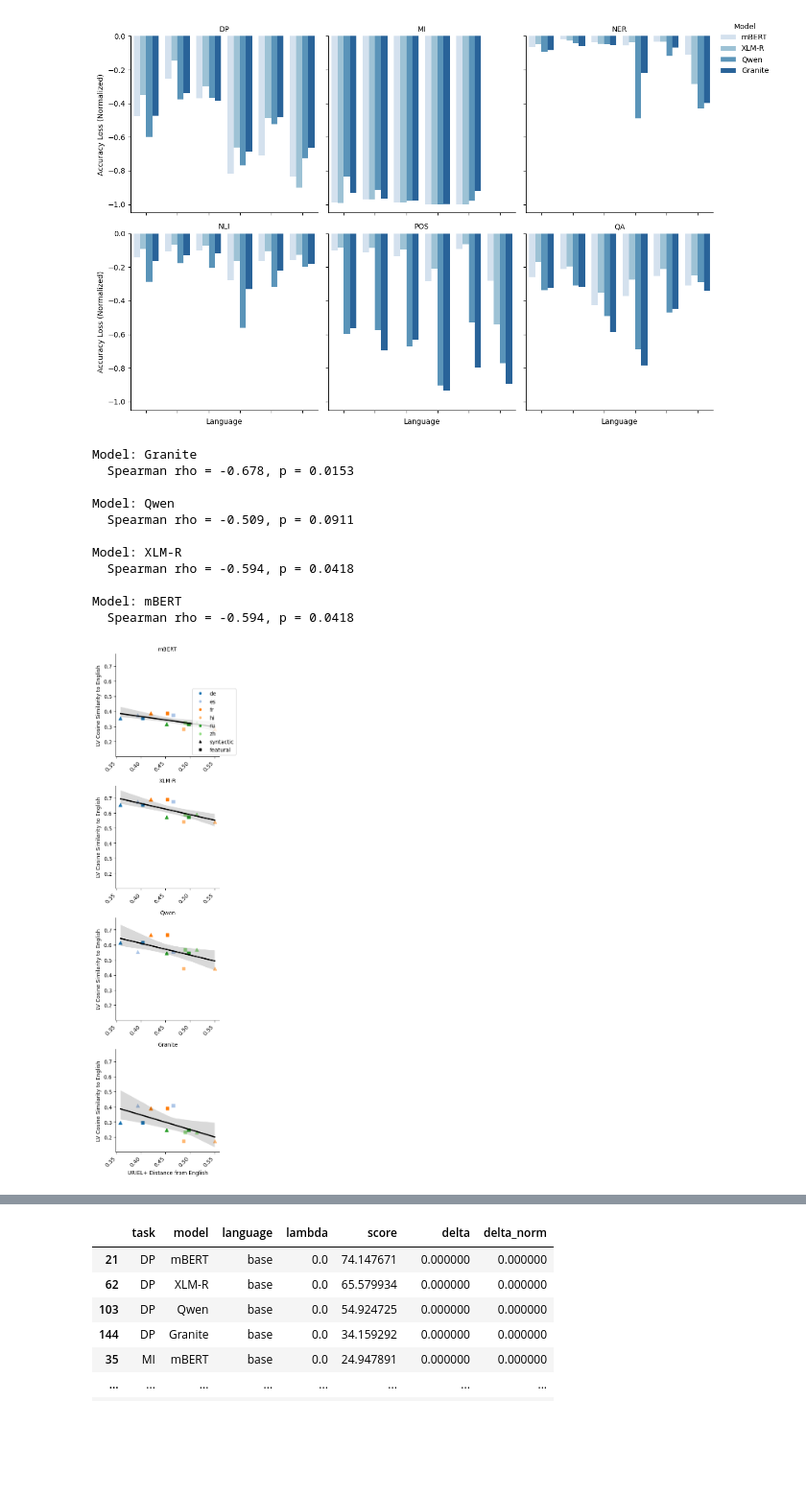
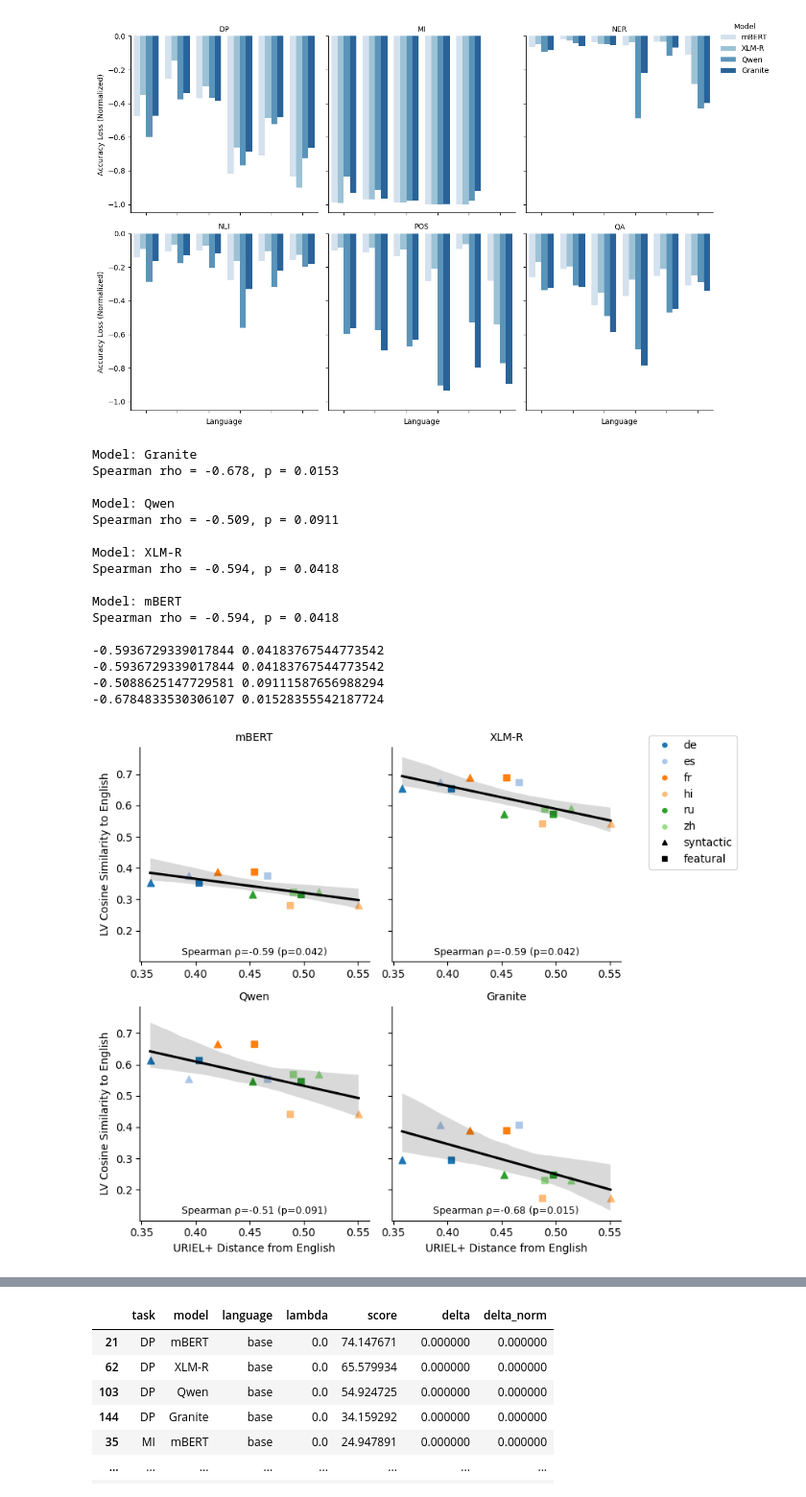
Before and after one commit to erafkin/xling_task_transfer, a Jupyter notebook: notebooks/figure_generation.ipynb, the cells around one changed output, grey strips where cells are left out. Shown at 96% size. Cells and saved outputs as stored; diff of their text form; code cells hidden in the pictures; blank space fills up the shorter version.

Commit message:
new figures

```diff
--- a/notebooks/figure_generation.ipynb
+++ b/notebooks/figure_generation.ipynb
@@ -477,7 +478,7 @@ for model_name, subdf in df2.groupby("model"):
     rho, p = spearmanr(subdf["uriel"], subdf["en_cossim"])#, nan_policy="omit")
     correlations[model_name] = (rho, p)
     print(f"Model: {model_name}")
-    print(f"  Spearman rho = {rho:.3f}, p = {p:.3g}")
+    print(f"Spearman rho = {rho:.3f}, p = {p:.3g}")
     print()
 
 import seaborn as sns
@@ -528,26 +529,35 @@ def reg_with_labels(data, **kwargs):
 g = sns.FacetGrid(
     df2,
     col="model",
-    col_wrap=1,
+    col_wrap=2,
     sharex=False,
     height=3.5,
 
 )
 g.map_dataframe(reg_with_labels)
+for ax, model in zip(g.axes.flatten(), g.col_names):
+    if model in correlations:
+        rho, p = correlations[model]
+        print(rho, p)
+        ax.text(
+            0.5, 0.02,
+            f"Spearman ρ={rho:.2f} (p={p:.2g})",
+            transform=ax.transAxes,
+            ha="center",
+            va="bottom",
+            fontsize=9
+        )
 
 g.set_axis_labels("URIEL+ Distance from English", "LV Cosine Similarity to English")
 g.set_titles("{col_name}")
 
-for ax in g.axes.flatten():
-    ax.set_xticklabels(ax.get_xticklabels(), rotation=45, ha='right')
+# for ax in g.axes.flatten():
+#     ax.set_xticklabels(ax.get_xticklabels(), rotation=45, ha='right')
 # ----------------------------------------------------------
 # ONE LEGEND BOX: types (black shapes) + languages (colored dots)
 # ----------------------------------------------------------
 
 legend_handles = []
-
-
-
 # ---------- Section 2: LANGUAGES (colored dots) ----------
 for lang in languages:
     legend_handles.append(
@@ -562,39 +572,44 @@ for lang in languages:
     )
     # ---------- Section 1: TYPE (black shapes) ----------
 for type_name, marker in marker_map.items():
     legend_handles.append(
         mlines.Line2D(
             [], [],
             marker=marker,
             color="black",
             linestyle='None',
             markersize=4,
             label=f"{type_name}"
         )
     )
 
 # Add ONE unified legend box
 g.fig.legend(
     handles=legend_handles,
     loc="center right",
-    bbox_to_anchor=(1.1, 0.85),
+    bbox_to_anchor=(1.2, 0.85),
 )
 
 plt.tight_layout()
 plt.show()
 # %% [output]
 Model: Granite
-  Spearman rho = -0.678, p = 0.0153
+Spearman rho = -0.678, p = 0.0153
 
 Model: Qwen
-  Spearman rho = -0.509, p = 0.0911
+Spearman rho = -0.509, p = 0.0911
 
 Model: XLM-R
-  Spearman rho = -0.594, p = 0.0418
+Spearman rho = -0.594, p = 0.0418
 
 Model: mBERT
-  Spearman rho = -0.594, p = 0.0418
+Spearman rho = -0.594, p = 0.0418
+
+-0.5936729339017844 0.04183767544773542
+-0.5936729339017844 0.04183767544773542
+-0.5088625147729581 0.09111587656988294
+-0.6784833530306107 0.01528355542187724
-[figure, old version]
+[figure, new version]
 # %%
 # correlation cosine similarity vs accuracy loss??
 df2 = pd.read_csv("output/languages/english_cosims_new.csv")
```
Also changed, not shown: parts of 8 cells of this notebook, 19 other files.
